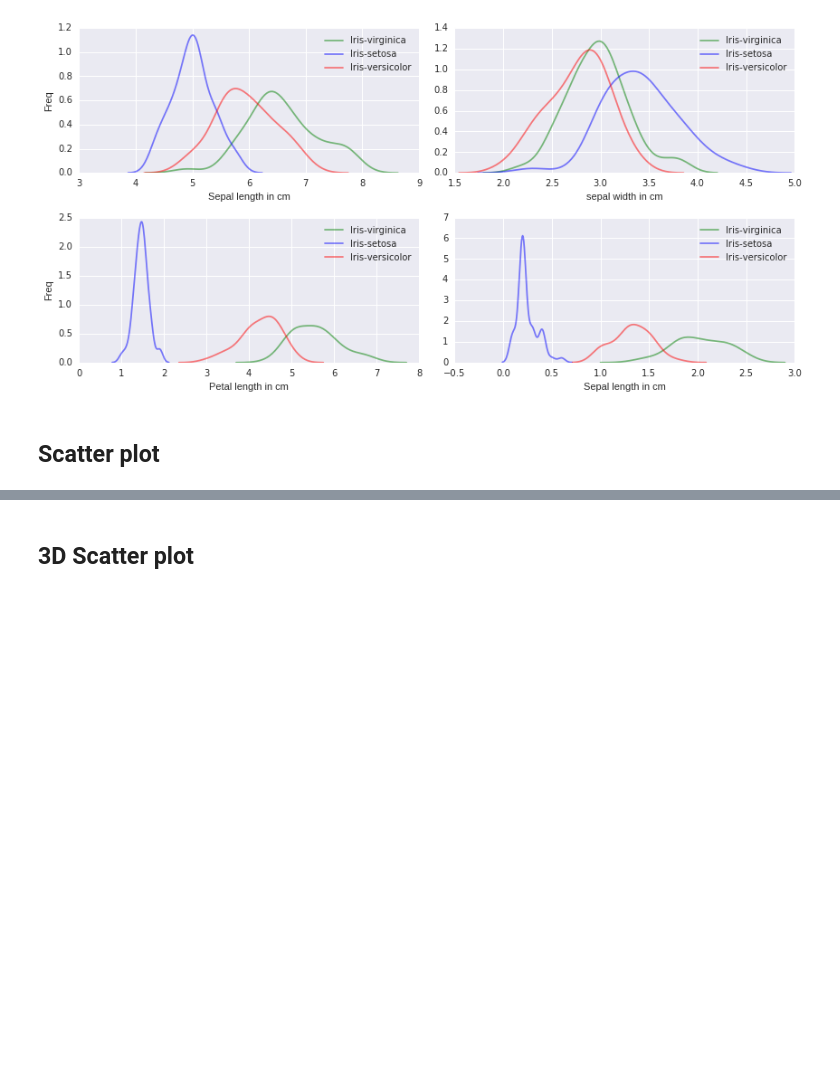
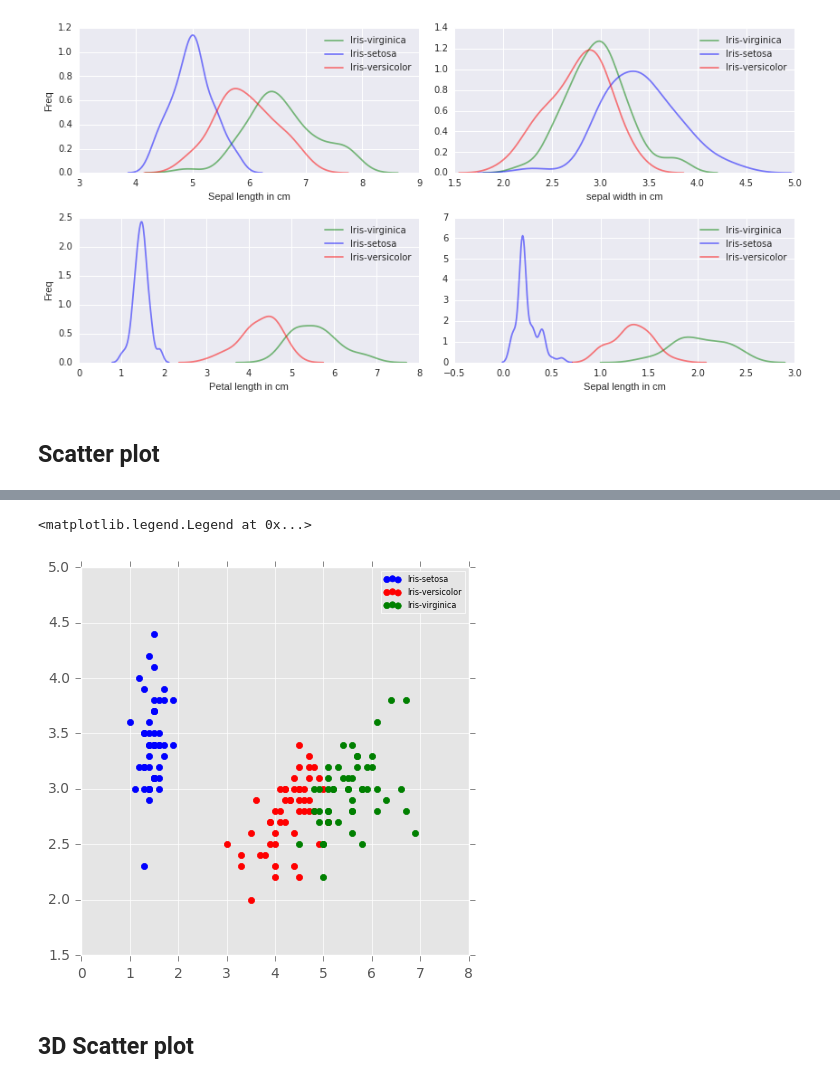
Before and after one commit to muneebaadil/CS429-Data-Mining-NUCES, a Jupyter notebook: Labtasks/Lab4/Exercise/Eda_iris.ipynb, the cells around one changed output, grey strips where cells are left out. Cells and saved outputs as stored; diff of their text form; code cells hidden in the pictures; blank space fills up the shorter version.

```diff
--- a/Labtasks/Lab4/Exercise/Eda_iris.ipynb
+++ b/Labtasks/Lab4/Exercise/Eda_iris.ipynb
@@ -82,2 +111,10 @@ Plot the distribution of classes as pie chart. See the documentation for details
+# %%
+fig2, ax = plt.subplots(figsize=(5, 5))
+for k in np.unique(Y):
+    ax.scatter(X[Y == k, 2], X[Y == k, 1], label = labels[k], color = colors[k])
+plt.legend(fontsize = 'xx-small')
+# %% [output]
+<matplotlib.legend.Legend at 0x...>
+[figure, added]
 # %% [markdown]
 ## 3D Scatter plot
```
Also changed, not shown: parts of 11 cells of this notebook, 1 other file.
